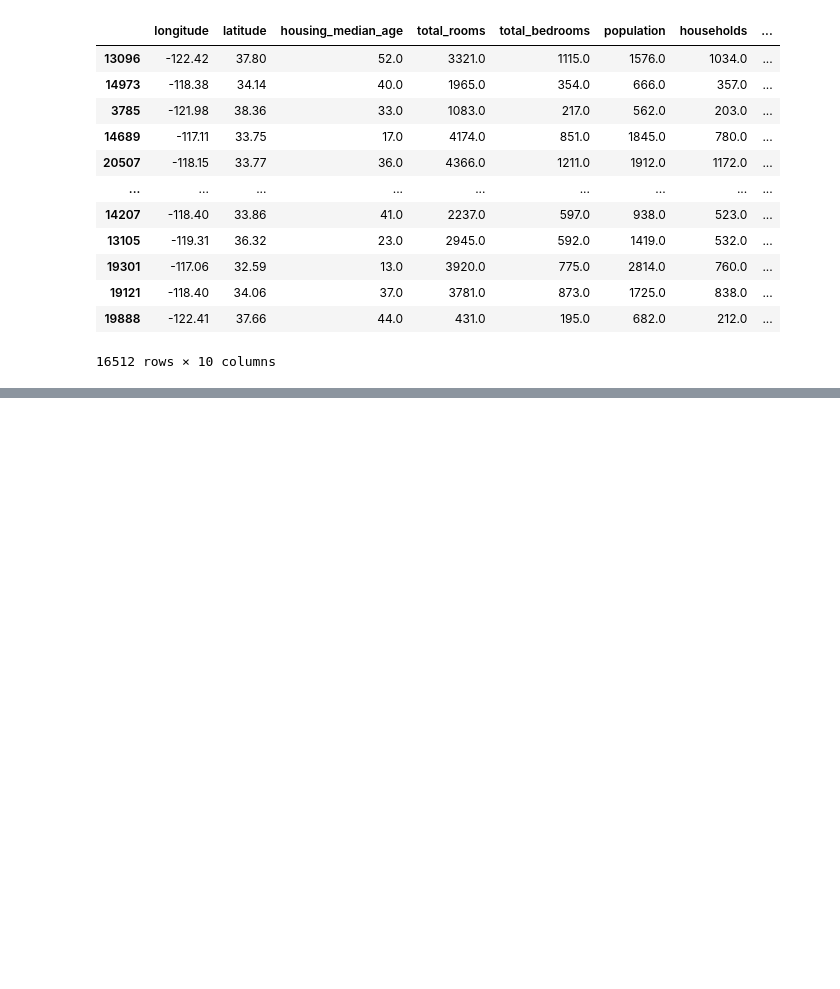
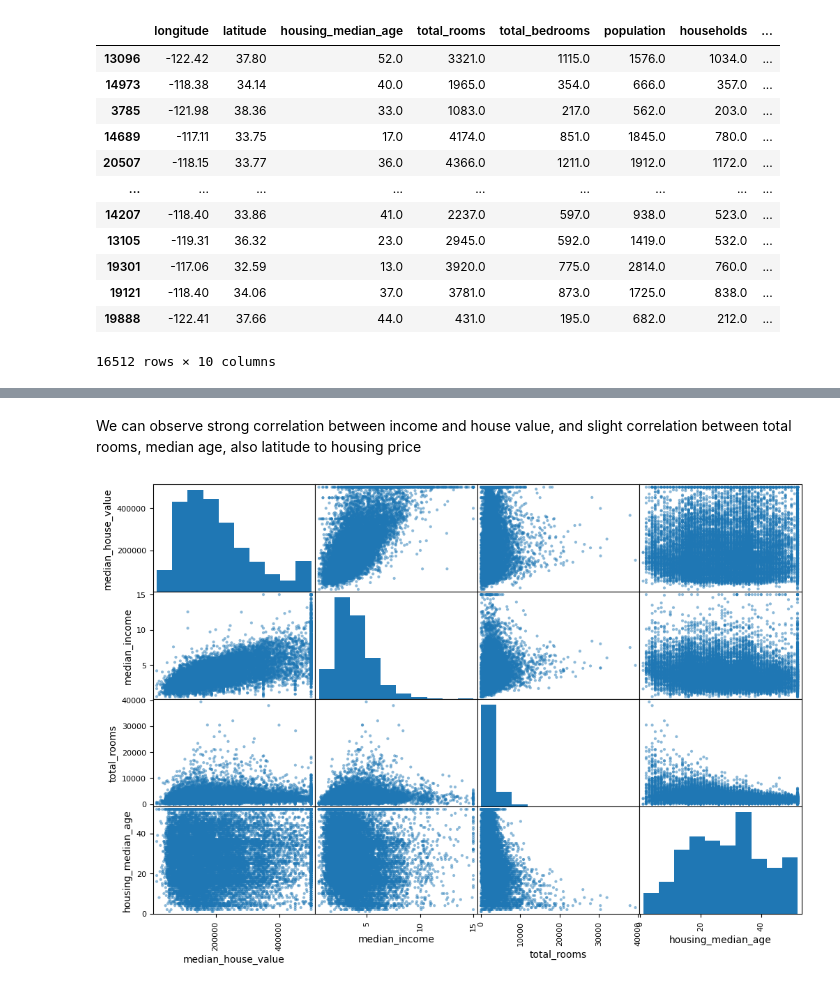
Before and after one commit to hegde-shashi/Learning, a Jupyter notebook: Machine Learning/Hands On Machine Learing/California_housing_price.ipynb, the cells around one changed output, grey strips where cells are left out. Cells and saved outputs as stored; diff of their text form; code cells hidden in the pictures; blank space fills up the shorter version.

```diff
--- a/Machine Learning/Hands On Machine Learing/California_housing_price.ipynb
+++ b/Machine Learning/Hands On Machine Learing/California_housing_price.ipynb
@@ -225,0 +273,10 @@ strat_train_set
+# %% [markdown]
+We can observe strong correlation between income and house value, and slight correlation between total rooms, median age, also latitude to housing price
+# %%
+from pandas.plotting import scatter_matrix
+
+attributes = ['median_house_value', 'median_income', 'total_rooms', 'housing_median_age']
+scatter_matrix(housing[attributes], figsize=(12,8))
+plt.show()
+# %% [output]
+[figure, added]
```
Also changed, not shown: parts of 50 cells of this notebook, 1 other file.
